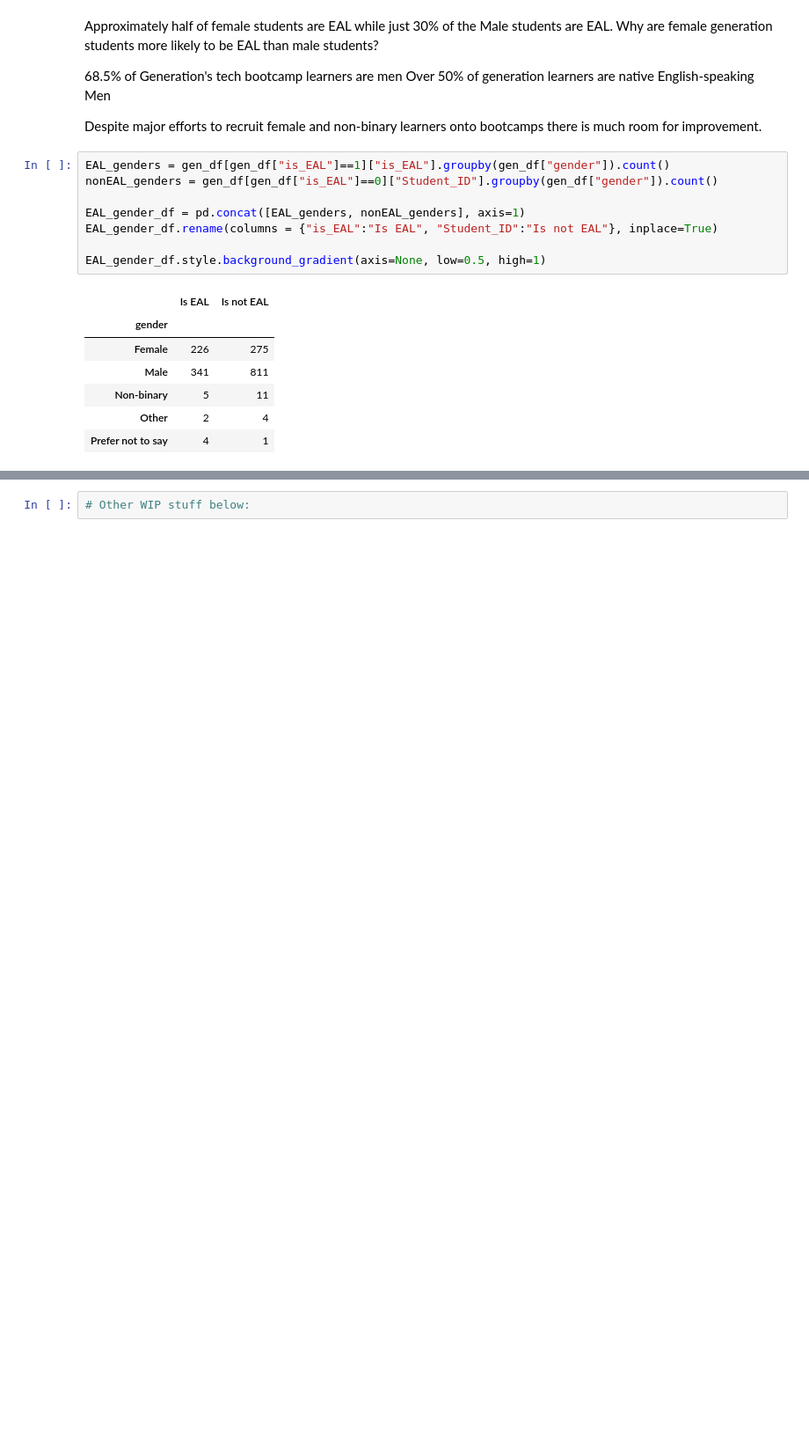
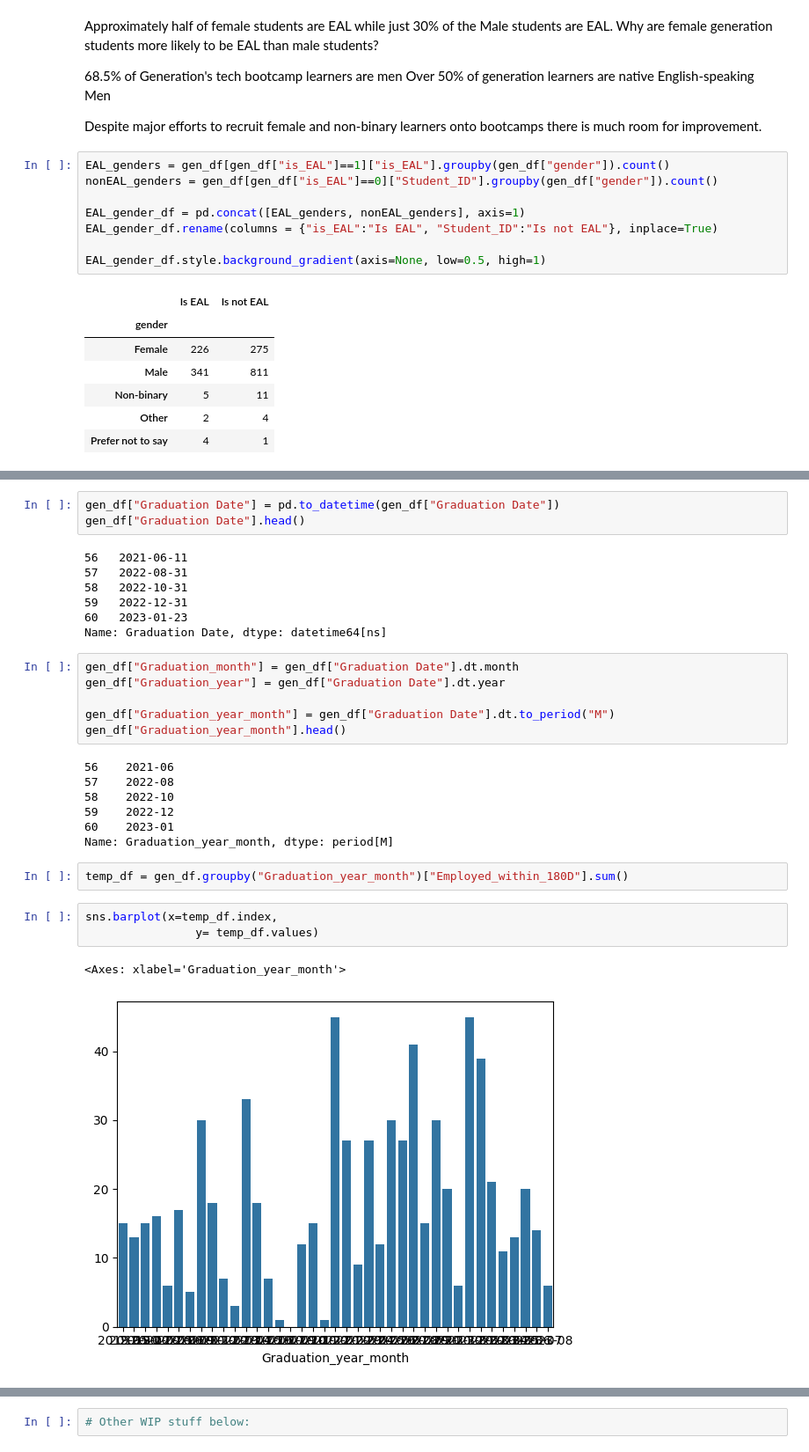
Before and after one commit to Meg-Guidry/Codeop_individul_project, a Jupyter notebook: Codeop_individual_proj_final.ipynb, the cells around one changed output, grey strips where cells are left out. Shown at 88% size. Saved outputs shown, nothing was run; the diff lists cells and outputs as text; blank space fills up the shorter version.

```diff
--- a/Codeop_individual_proj_final.ipynb
+++ b/Codeop_individual_proj_final.ipynb
@@ -554,0 +547,31 @@ EAL_gender_df.style.background_gradient(axis=None, low=0.5, high=1)
+# %%
+gen_df["Graduation Date"] = pd.to_datetime(gen_df["Graduation Date"])
+gen_df["Graduation Date"].head()
+# %% [output]
+56   2021-06-11
+57   2022-08-31
+58   2022-10-31
+59   2022-12-31
+60   2023-01-23
+Name: Graduation Date, dtype: datetime64[ns]
+# %%
+gen_df["Graduation_month"] = gen_df["Graduation Date"].dt.month
+gen_df["Graduation_year"] = gen_df["Graduation Date"].dt.year
+
+gen_df["Graduation_year_month"] = gen_df["Graduation Date"].dt.to_period("M")
+gen_df["Graduation_year_month"].head()
+# %% [output]
+56    2021-06
+57    2022-08
+58    2022-10
+59    2022-12
+60    2023-01
+Name: Graduation_year_month, dtype: period[M]
+# %%
+temp_df = gen_df.groupby("Graduation_year_month")["Employed_within_180D"].sum()
+# %%
+sns.barplot(x=temp_df.index,
+                y= temp_df.values)
+# %% [output]
+<Axes: xlabel='Graduation_year_month'>
+[figure, added]
```
Also changed, not shown: parts of 33 cells of this notebook.
